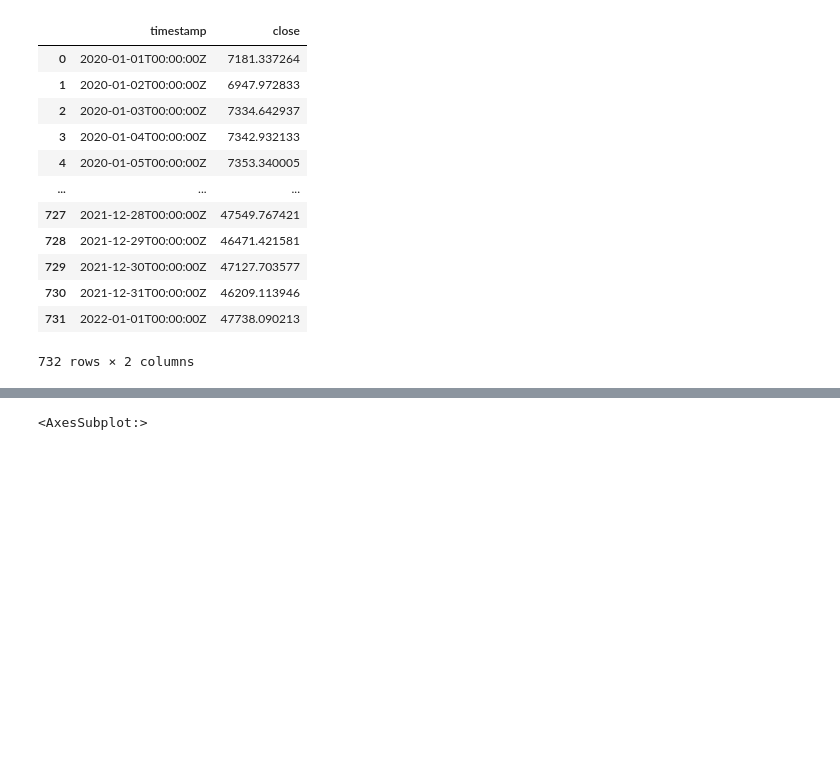
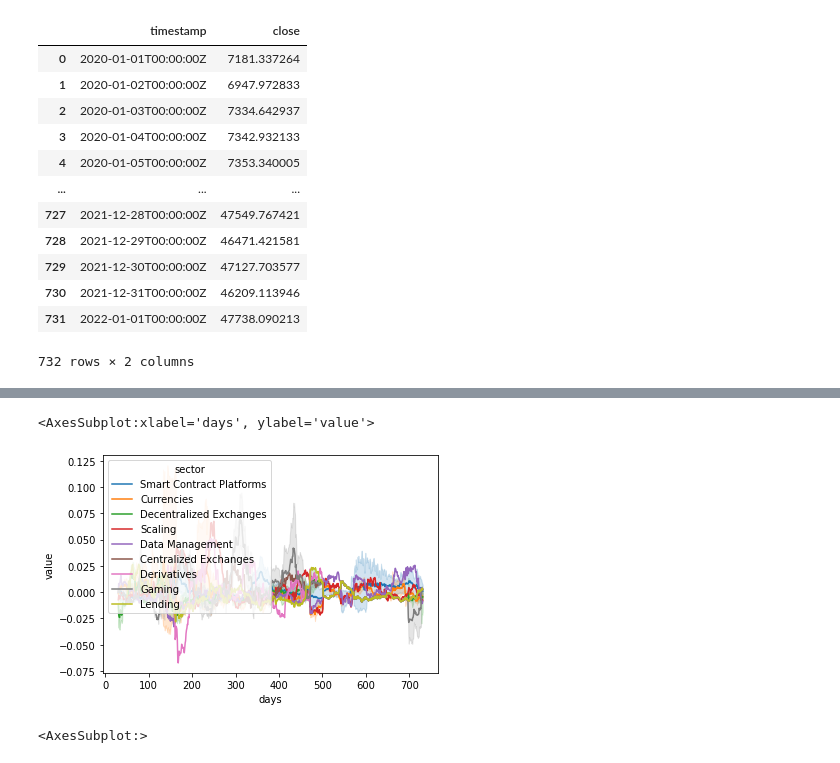
Before and after one commit to Channaholic/crypto-navigator, a Jupyter notebook: analyze.ipynb, the cells around one changed output, grey strips where cells are left out. Cells and saved outputs as stored; diff of their text form; code cells hidden in the pictures; blank space fills up the shorter version.

Commit message:
added coloring based on sector

```diff
--- a/analyze.ipynb
+++ b/analyze.ipynb
@@ -132,0 +158,4 @@ pct_change_df = pct_change_df.rolling(30).mean()
+# %%
+pct_change_df = pct_change_df.sub(pct_change_df['avg'], axis=0).drop(['filecoin'], axis=1)
+# %%
+pct_change_df['days'] = pct_change_df.index
@@ -132,0 +177,2 @@ pct_change_df = pct_change_df.rolling(30).mean()
+# %%
+df_long_form = pct_change_df.melt(id_vars='days')
@@ -133,3 +195,10 @@ pct_change_df = pct_change_df.rolling(30).mean()
+# %%
+df_long_form = df_long_form.merge(groups_df, left_on='variable', right_on='coins')
+# %%
+sns.lineplot(data=df_long_form, x="days", y="value", hue="sector")
+# %% [output]
+<AxesSubplot:xlabel='days', ylabel='value'>
+[figure, added]
 # %%
 #pct_change_df[['solana', 'avalanche']].plot(figsize=(30, 20))
 pct_change_df.drop(['filecoin'], axis=1).plot(figsize=(30, 20))
```
Also changed, not shown: parts of 11 cells of this notebook.
